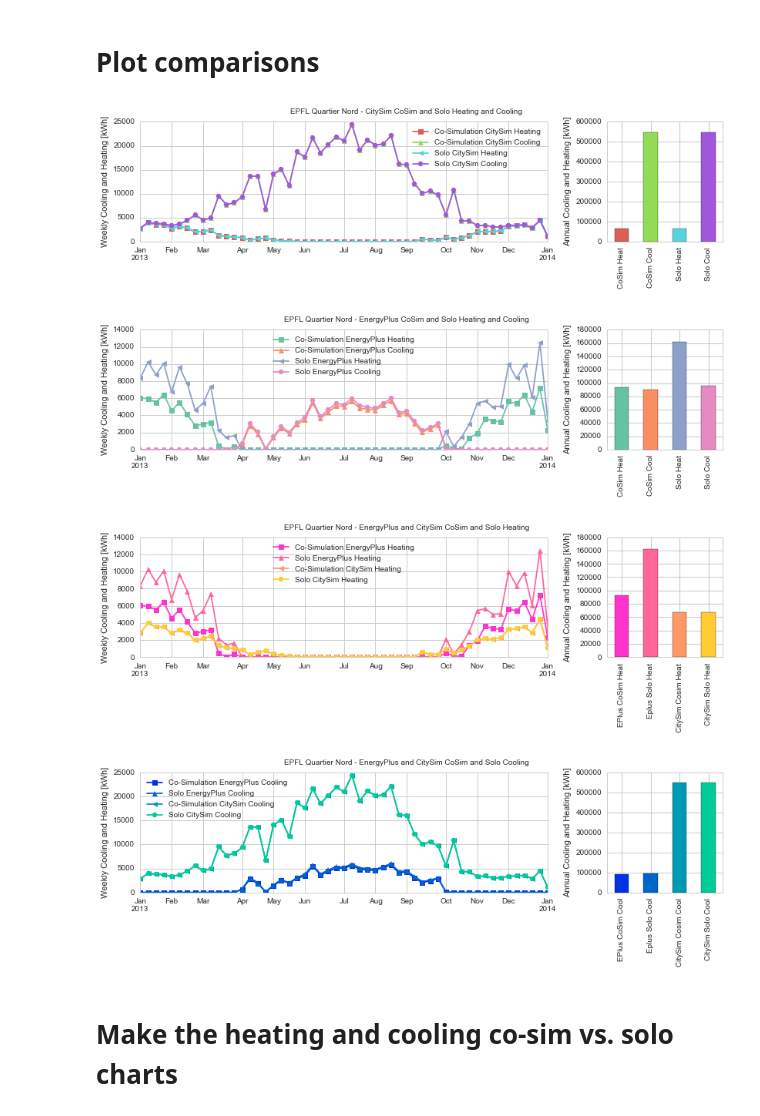
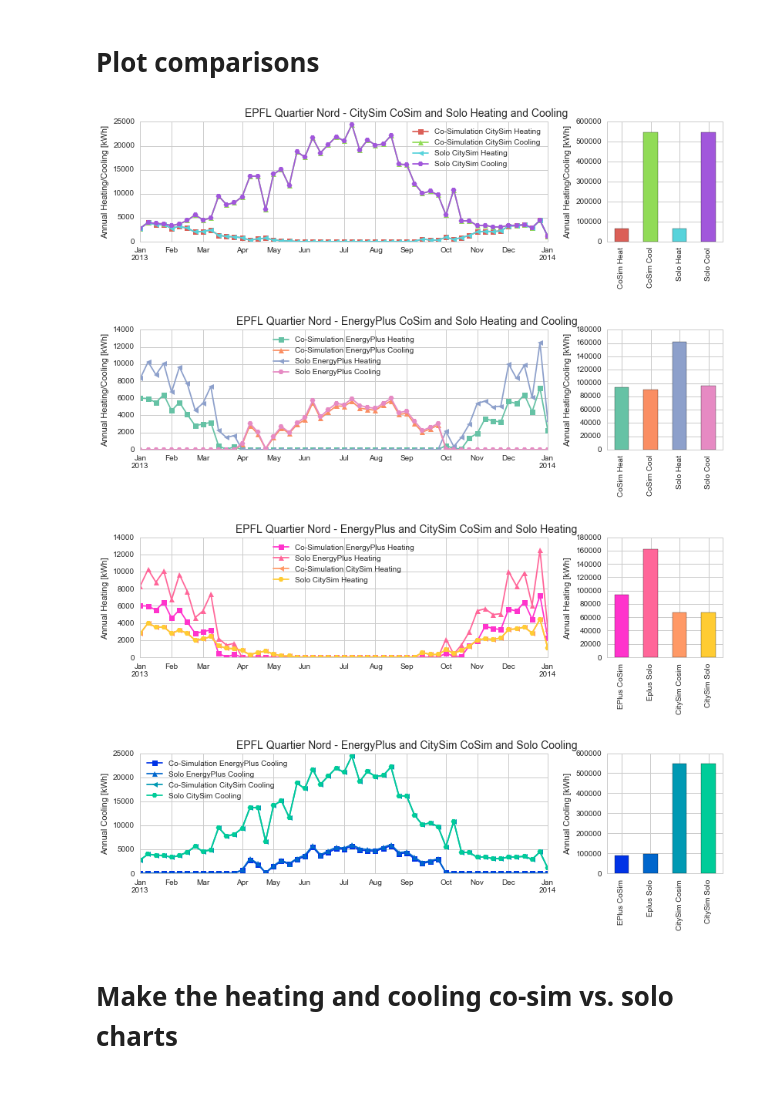
Before and after one commit to architecture-building-systems/umem-jbps-paper, a Jupyter notebook: ipy-notebooks/Simulation Analysis Graphics for Paper - Quartier Nord.ipynb, the cells around one changed output. Cells and saved outputs as stored; diff of their text form; code cells hidden in the pictures; blank space fills up the shorter version.

```diff
--- a/ipy-notebooks/Simulation Analysis Graphics for Paper - Quartier Nord.ipynb
+++ b/ipy-notebooks/Simulation Analysis Graphics for Paper - Quartier Nord.ipynb
@@ -131,52 +131,52 @@ city_sim = np.abs(city_sim/1000) #convert to kWh
 # %% [markdown]
 # Plot comparisons
 # %%
-def plot_comparison(df, colorpalette, filename, title, colabbrev):
+def plot_comparison(df, colorpalette, filename, title, colabbrev, ylabel1, ylabel2):
     current_palette = sns.color_palette(colorpalette, 4)
     sns.set_palette(current_palette)
 
 
     fig1 = plt.figure(figsize=[15,3])
-    fig1.suptitle(title)
+    fig1.suptitle(title, fontsize=14)
 
     gs = GridSpec(100,100,bottom=0.18,left=0.18,right=0.88)
 
     ax1 = fig1.add_subplot(gs[:,0:70])
     styles1 = ['s-','^-','<-','-H']
     df.resample("W",how='sum').plot(style=styles1, ax=ax1)
-    ax1.set_ylabel("Weekly Cooling and Heating [kWh]")
+    ax1.set_ylabel(ylabel2)
 
     df_bar_combined = df.resample('A',how='sum')
     df_bar_combined.columns = colabbrev
     ax3 = fig1.add_subplot(gs[:,80:100])
 
     df_bar_combined.T.plot(kind='bar',color=current_palette, legend=False, ax=ax3)
-    ax3.set_ylabel("Annual Cooling and Heating [kWh]")
+    ax3.set_ylabel(ylabel2)
 
     plt.subplots_adjust(bottom=0.5)
 
     plt.savefig(filename,bbox_inches='tight')
     plt.show()
 # %%
-plot_comparison(city_sim, "hls", "QN_CitySim.pdf", "EPFL Quartier Nord - CitySim CoSim and Solo Heating and Cooling",["CoSim Heat","CoSim Cool","Solo Heat","Solo Cool"])
+plot_comparison(city_sim, "hls", "QN_CitySim.pdf", "EPFL Quartier Nord - CitySim CoSim and Solo Heating and Cooling",["CoSim Heat","CoSim Cool","Solo Heat","Solo Cool"], "Weekly Heating/Cooling [kWh]","Annual Heating/Cooling [kWh]")
 # %% [output]
-[figure, old version]
+[figure, new version]
 # %%
-plot_comparison(energyplus, "Set2", "QN_EnergyPlus.pdf", "EPFL Quartier Nord - EnergyPlus CoSim and Solo Heating and Cooling",["CoSim Heat","CoSim Cool","Solo Heat","Solo Cool"])
+plot_comparison(energyplus, "Set2", "QN_EnergyPlus.pdf", "EPFL Quartier Nord - EnergyPlus CoSim and Solo Heating and Cooling",["CoSim Heat","CoSim Cool","Solo Heat","Solo Cool"], "Weekly Heating/Cooling [kWh]","Annual Heating/Cooling [kWh]")
 # %% [output]
-[figure, old version]
+[figure, new version]
 # %%
 allheating = pd.merge(energyplus[["Co-Simulation EnergyPlus Heating","Solo EnergyPlus Heating"]], city_sim[["Co-Simulation CitySim Heating","Solo CitySim Heating"]],right_index=True, left_index=True)
 # %%
-plot_comparison(allheating, "spring", "QN_Heating.pdf", "EPFL Quartier Nord - EnergyPlus and CitySim CoSim and Solo Heating",["EPlus CoSim Heat","Eplus Solo Heat","CitySim Cosim Heat","CitySim Solo Heat"])
+plot_comparison(allheating, "spring", "QN_Heating.pdf", "EPFL Quartier Nord - EnergyPlus and CitySim CoSim and Solo Heating",["EPlus CoSim","Eplus Solo","CitySim Cosim","CitySim Solo"],"Weekly Heating [kWh]","Annual Heating [kWh]")
 # %% [output]
-[figure, old version]
+[figure, new version]
 # %%
 allcooling = pd.merge(energyplus[["Co-Simulation EnergyPlus Cooling","Solo EnergyPlus Cooling"]], city_sim[["Co-Simulation CitySim Cooling","Solo CitySim Cooling"]],right_index=True, left_index=True)
 # %%
-plot_comparison(allcooling, "winter", "QN_Cooling.pdf", "EPFL Quartier Nord - EnergyPlus and CitySim CoSim and Solo Cooling",["EPlus CoSim Cool","Eplus Solo Cool","CitySim Cosim Cool","CitySim Solo Cool"])
+plot_comparison(allcooling, "winter", "QN_Cooling.pdf", "EPFL Quartier Nord - EnergyPlus and CitySim CoSim and Solo Cooling",["EPlus CoSim","Eplus Solo","CitySim Cosim","CitySim Solo"], "Weekly Cooling [kWh]","Annual Cooling [kWh]")
 # %% [output]
-[figure, old version]
+[figure, new version]
 # %% [markdown]
 # Make the heating and cooling co-sim vs. solo charts
 # %%
```
Also changed, not shown: 20 other files.
